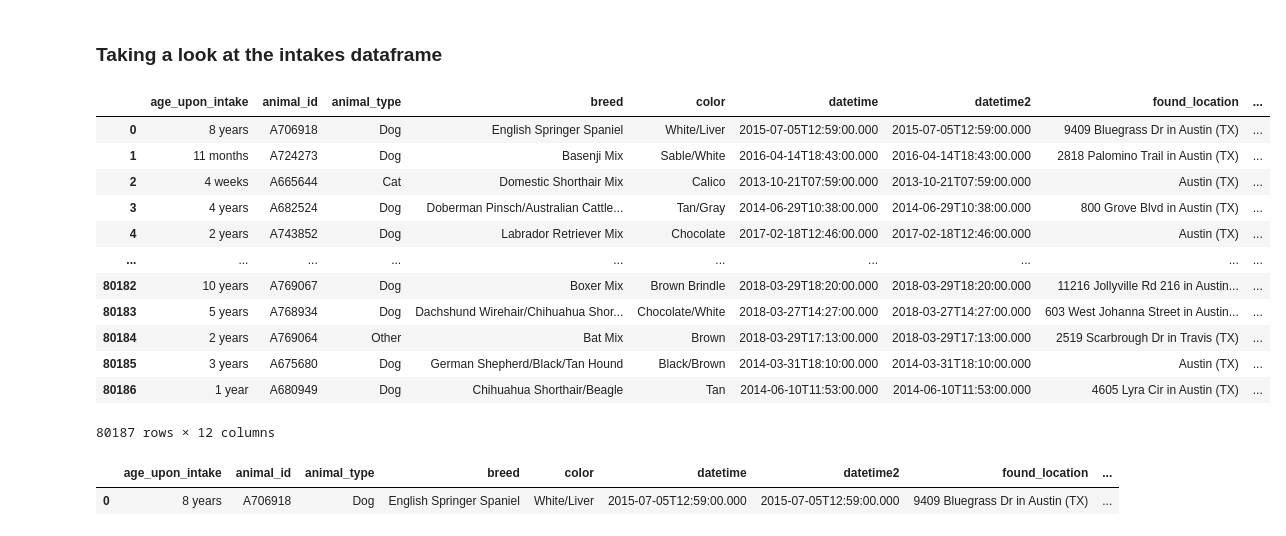
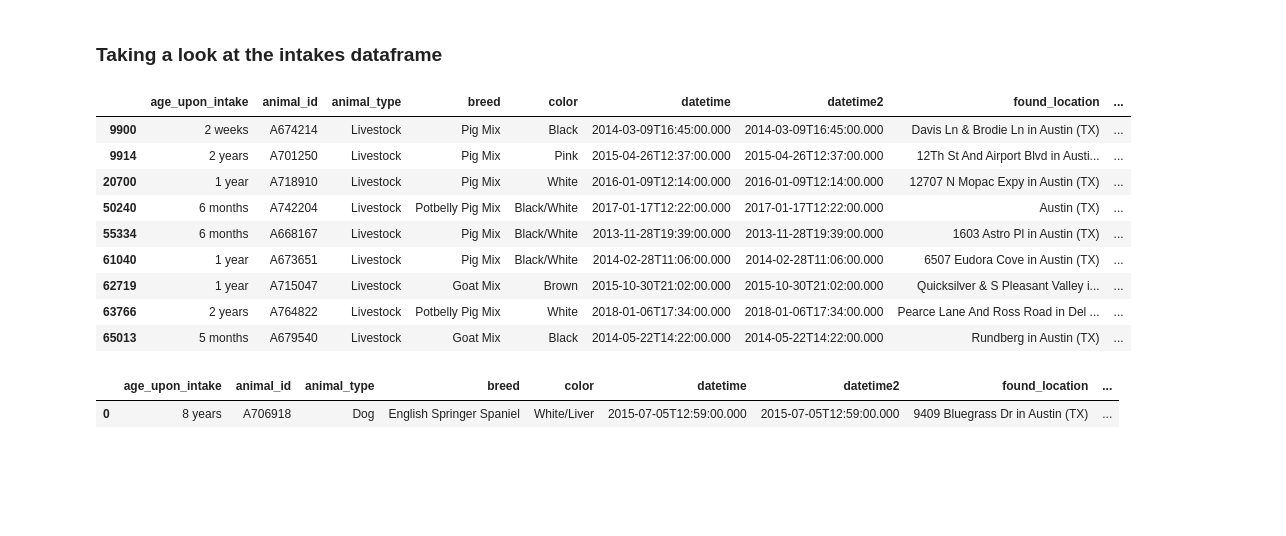
Before and after one commit to sahvsergio/treehouse_data_analysis_techdegree_unit5, a Jupyter notebook: Pet Shelter Analysis.ipynb, the cells around one changed output. Drawn from its saved outputs; the diff is of its cells as text; code cells hidden in the pictures; blank space fills up the shorter version.

```diff
--- a/Pet Shelter Analysis.ipynb
+++ b/Pet Shelter Analysis.ipynb
@@ -46,20 +46,18 @@ Let's apply the following methods to look at each dataframe for info
 ### Taking a look at the intakes dataframe
 # %%
 intakes
+intakes.loc[(intakes.animal_type=='Livestock')]
 # %% [output]
 |  | age_upon_intake | animal_id | animal_type | breed | color | datetime | datetime2 | found_location | ... |
-| 0 | 8 years | A706918 | Dog | English Springer Spaniel | White/Liver | 2015-07-05T12:59:00.000 | 2015-07-05T12:59:00.000 | 9409 Bluegrass Dr in Austin (TX) | ... |
-| 1 | 11 months | A724273 | Dog | Basenji Mix | Sable/White | 2016-04-14T18:43:00.000 | 2016-04-14T18:43:00.000 | 2818 Palomino Trail in Austin (TX) | ... |
-| 2 | 4 weeks | A665644 | Cat | Domestic Shorthair Mix | Calico | 2013-10-21T07:59:00.000 | 2013-10-21T07:59:00.000 | Austin (TX) | ... |
-| 3 | 4 years | A682524 | Dog | Doberman Pinsch/Australian Cattle... | Tan/Gray | 2014-06-29T10:38:00.000 | 2014-06-29T10:38:00.000 | 800 Grove Blvd in Austin (TX) | ... |
-| 4 | 2 years | A743852 | Dog | Labrador Retriever Mix | Chocolate | 2017-02-18T12:46:00.000 | 2017-02-18T12:46:00.000 | Austin (TX) | ... |
-| ... | ... | ... | ... | ... | ... | ... | ... | ... | ... |
-| 80182 | 10 years | A769067 | Dog | Boxer Mix | Brown Brindle | 2018-03-29T18:20:00.000 | 2018-03-29T18:20:00.000 | 11216 Jollyville Rd 216 in Austin... | ... |
-| 80183 | 5 years | A768934 | Dog | Dachshund Wirehair/Chihuahua Shor... | Chocolate/White | 2018-03-27T14:27:00.000 | 2018-03-27T14:27:00.000 | 603 West Johanna Street in Austin... | ... |
-| 80184 | 2 years | A769064 | Other | Bat Mix | Brown | 2018-03-29T17:13:00.000 | 2018-03-29T17:13:00.000 | 2519 Scarbrough Dr in Travis (TX) | ... |
-| 80185 | 3 years | A675680 | Dog | German Shepherd/Black/Tan Hound | Black/Brown | 2014-03-31T18:10:00.000 | 2014-03-31T18:10:00.000 | Austin (TX) | ... |
-| 80186 | 1 year | A680949 | Dog | Chihuahua Shorthair/Beagle | Tan | 2014-06-10T11:53:00.000 | 2014-06-10T11:53:00.000 | 4605 Lyra Cir in Austin (TX) | ... |
+| 9900 | 2 weeks | A674214 | Livestock | Pig Mix | Black | 2014-03-09T16:45:00.000 | 2014-03-09T16:45:00.000 | Davis Ln & Brodie Ln in Austin (TX) | ... |
+| 9914 | 2 years | A701250 | Livestock | Pig Mix | Pink | 2015-04-26T12:37:00.000 | 2015-04-26T12:37:00.000 | 12Th St And Airport Blvd in Austi... | ... |
+| 20700 | 1 year | A718910 | Livestock | Pig Mix | White | 2016-01-09T12:14:00.000 | 2016-01-09T12:14:00.000 | 12707 N Mopac Expy in Austin (TX) | ... |
+| 50240 | 6 months | A742204 | Livestock | Potbelly Pig Mix | Black/White | 2017-01-17T12:22:00.000 | 2017-01-17T12:22:00.000 | Austin (TX) | ... |
+| 55334 | 6 months | A668167 | Livestock | Pig Mix | Black/White | 2013-11-28T19:39:00.000 | 2013-11-28T19:39:00.000 | 1603 Astro Pl in Austin (TX) | ... |
+| 61040 | 1 year | A673651 | Livestock | Pig Mix | Black/White | 2014-02-28T11:06:00.000 | 2014-02-28T11:06:00.000 | 6507 Eudora Cove in Austin (TX) | ... |
+| 62719 | 1 year | A715047 | Livestock | Goat Mix | Brown | 2015-10-30T21:02:00.000 | 2015-10-30T21:02:00.000 | Quicksilver & S Pleasant Valley i... | ... |
+| 63766 | 2 years | A764822 | Livestock | Potbelly Pig Mix | White | 2018-01-06T17:34:00.000 | 2018-01-06T17:34:00.000 | Pearce Lane And Ross Road in Del ... | ... |
+| 65013 | 5 months | A679540 | Livestock | Goat Mix | Black | 2014-05-22T14:22:00.000 | 2014-05-22T14:22:00.000 | Rundberg in Austin (TX) | ... |
-80187 rows × 12 columns
 # %%
 intakes.head(1)
 # %% [output]
```
Also changed, not shown: parts of 4 cells of this notebook.
